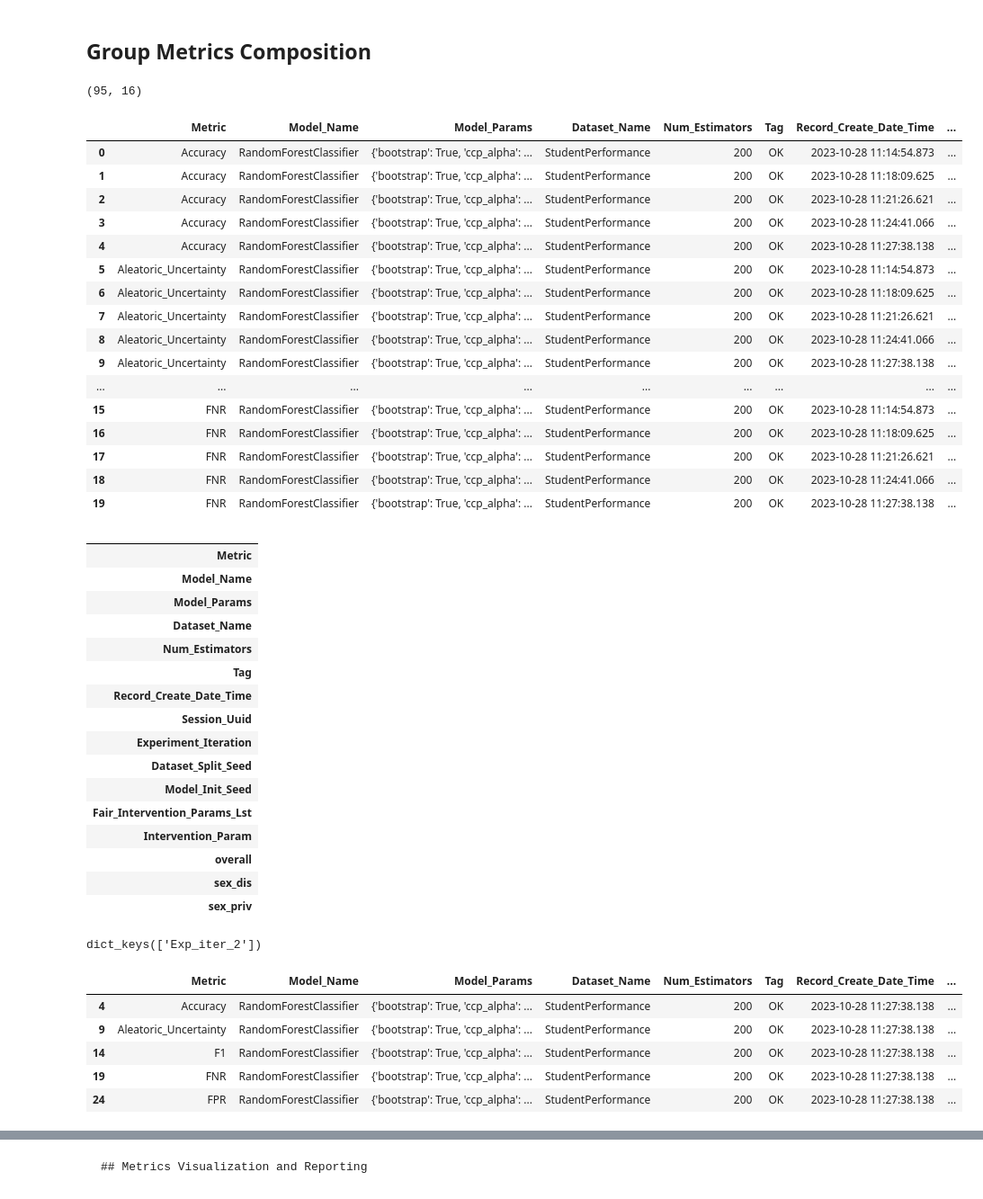
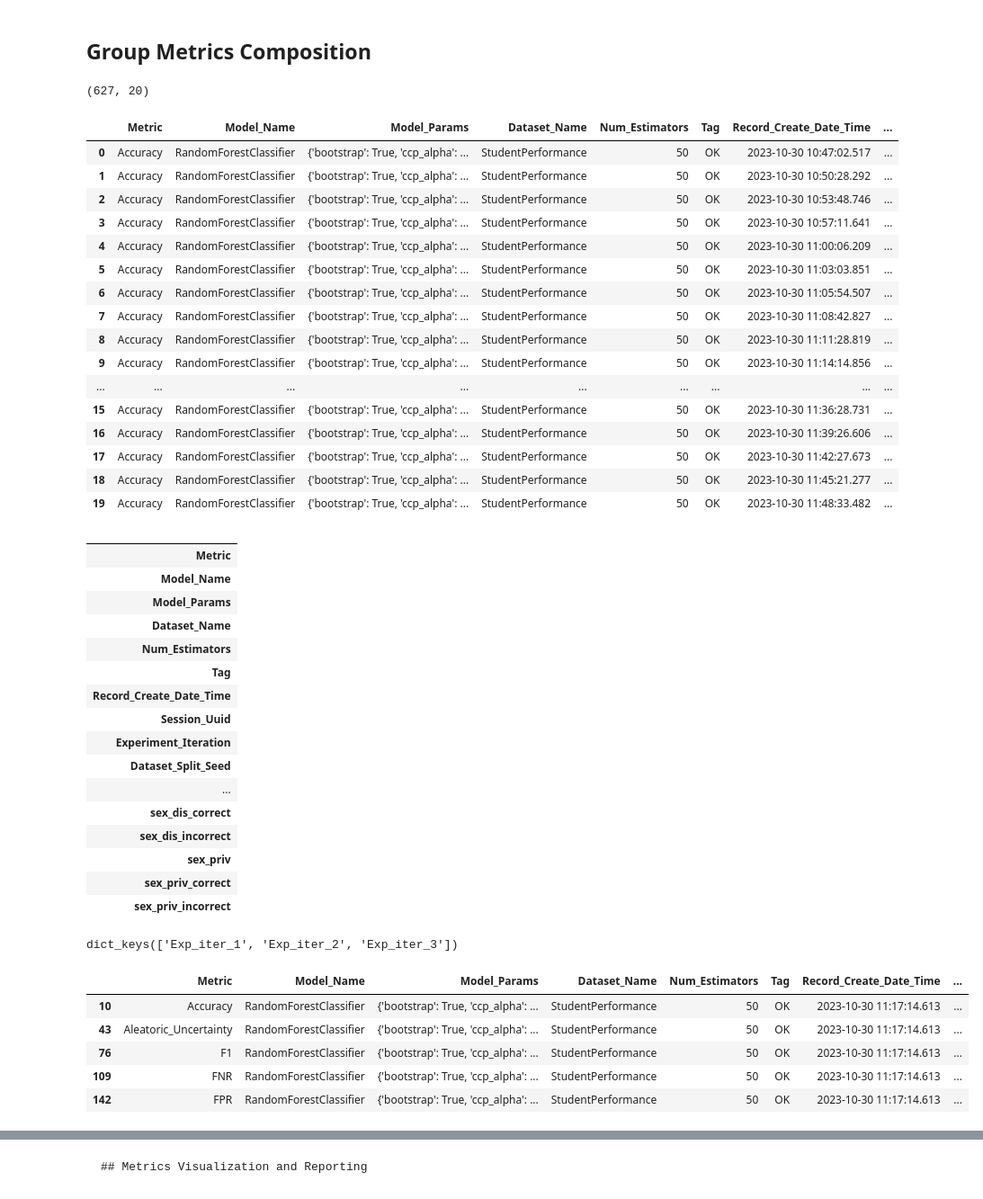
Before and after one commit to Dichik/Experiments-AAAI-24, a Jupyter notebook: notebooks/mult_repair_levels_student_performance/visualizations/Student_Performance_Vis_v2_lfr.ipynb, the cells around one changed output, grey strips where cells are left out. Shown at 90% size. Drawn from its saved outputs; the diff is of its cells as text; code cells hidden in the pictures.

Commit message:
DIR full-pipeline run + lfr parameters tuning

```diff
--- a/notebooks/mult_repair_levels_student_performance/visualizations/Student_Performance_Vis_v2_lfr.ipynb
+++ b/notebooks/mult_repair_levels_student_performance/visualizations/Student_Performance_Vis_v2_lfr.ipynb
@@ -37,7 +34,7 @@ DATASET_NAME = 'StudentPerformance'
 # EXPERIMENT_SESSION_UUID = 'b98a24d4-5c64-41a9-aa71-e6263eb3e009'
 # EXPERIMENT_SESSION_UUID = '4cfe1f1a-acee-4f52-987f-9fa64345ca4d'
 # EXPERIMENT_SESSION_UUID = '090abd0e-ab4d-4db4-a97b-60ed17c0a814' # several seeds, test (not tuned)
-EXPERIMENT_SESSION_UUID = 'c69c602f-b78e-46ea-9836-1fc7471ad426'
+EXPERIMENT_SESSION_UUID = 'a10b8c6b-a184-4e02-a873-8240f5c798ed'
 SENSITIVE_ATTRS = ['sex']
 MODEL_NAMES = ['RandomForestClassifier']
 # %%
@@ -53,27 +50,27 @@ client.close()
 # %%
 models_metrics_dct[list(models_metrics_dct.keys())[0]].shape
 # %% [output]
-(95, 16)
+(627, 20)
 # %%
 models_metrics_dct[list(models_metrics_dct.keys())[0]].head(20)
 # %% [output]
 |  | Metric | Model_Name | Model_Params | Dataset_Name | Num_Estimators | Tag | Record_Create_Date_Time | ... |
-| 0 | Accuracy | RandomForestClassifier | {'bootstrap': True, 'ccp_alpha': ... | StudentPerformance | 200 | OK | 2023-10-28 11:14:54.873 | ... |
-| 1 | Accuracy | RandomForestClassifier | {'bootstrap': True, 'ccp_alpha': ... | StudentPerformance | 200 | OK | 2023-10-28 11:18:09.625 | ... |
-| 2 | Accuracy | RandomForestClassifier | {'bootstrap': True, 'ccp_alpha': ... | StudentPerformance | 200 | OK | 2023-10-28 11:21:26.621 | ... |
-| 3 | Accuracy | RandomForestClassifier | {'bootstrap': True, 'ccp_alpha': ... | StudentPerformance | 200 | OK | 2023-10-28 11:24:41.066 | ... |
-| 4 | Accuracy | RandomForestClassifier | {'bootstrap': True, 'ccp_alpha': ... | StudentPerformance | 200 | OK | 2023-10-28 11:27:38.138 | ... |
-| 5 | Aleatoric_Uncertainty | RandomForestClassifier | {'bootstrap': True, 'ccp_alpha': ... | StudentPerformance | 200 | OK | 2023-10-28 11:14:54.873 | ... |
-| 6 | Aleatoric_Uncertainty | RandomForestClassifier | {'bootstrap': True, 'ccp_alpha': ... | StudentPerformance | 200 | OK | 2023-10-28 11:18:09.625 | ... |
-| 7 | Aleatoric_Uncertainty | RandomForestClassifier | {'bootstrap': True, 'ccp_alpha': ... | StudentPerformance | 200 | OK | 2023-10-28 11:21:26.621 | ... |
-| 8 | Aleatoric_Uncertainty | RandomForestClassifier | {'bootstrap': True, 'ccp_alpha': ... | StudentPerformance | 200 | OK | 2023-10-28 11:24:41.066 | ... |
-| 9 | Aleatoric_Uncertainty | RandomForestClassifier | {'bootstrap': True, 'ccp_alpha': ... | StudentPerformance | 200 | OK | 2023-10-28 11:27:38.138 | ... |
+| 0 | Accuracy | RandomForestClassifier | {'bootstrap': True, 'ccp_alpha': ... | StudentPerformance | 50 | OK | 2023-10-30 10:47:02.517 | ... |
+| 1 | Accuracy | RandomForestClassifier | {'bootstrap': True, 'ccp_alpha': ... | StudentPerformance | 50 | OK | 2023-10-30 10:50:28.292 | ... |
+| 2 | Accuracy | RandomForestClassifier | {'bootstrap': True, 'ccp_alpha': ... | StudentPerformance | 50 | OK | 2023-10-30 10:53:48.746 | ... |
+| 3 | Accuracy | RandomForestClassifier | {'bootstrap': True, 'ccp_alpha': ... | StudentPerformance | 50 | OK | 2023-10-30 10:57:11.641 | ... |
+| 4 | Accuracy | RandomForestClassifier | {'bootstrap': True, 'ccp_alpha': ... | StudentPerformance | 50 | OK | 2023-10-30 11:00:06.209 | ... |
+| 5 | Accuracy | RandomForestClassifier | {'bootstrap': True, 'ccp_alpha': ... | StudentPerformance | 50 | OK | 2023-10-30 11:03:03.851 | ... |
+| 6 | Accuracy | RandomForestClassifier | {'bootstrap': True, 'ccp_alpha': ... | StudentPerformance | 50 | OK | 2023-10-30 11:05:54.507 | ... |
+| 7 | Accuracy | RandomForestClassifier | {'bootstrap': True, 'ccp_alpha': ... | StudentPerformance | 50 | OK | 2023-10-30 11:08:42.827 | ... |
+| 8 | Accuracy | RandomForestClassifier | {'bootstrap': True, 'ccp_alpha': ... | StudentPerformance | 50 | OK | 2023-10-30 11:11:28.819 | ... |
+| 9 | Accuracy | RandomForestClassifier | {'bootstrap': True, 'ccp_alpha': ... | StudentPerformance | 50 | OK | 2023-10-30 11:14:14.856 | ... |
 | ... | ... | ... | ... | ... | ... | ... | ... | ... |
-| 15 | FNR | RandomForestClassifier | {'bootstrap': True, 'ccp_alpha': ... | StudentPerformance | 200 | OK | 2023-10-28 11:14:54.873 | ... |
-| 16 | FNR | RandomForestClassifier | {'bootstrap': True, 'ccp_alpha': ... | StudentPerformance | 200 | OK | 2023-10-28 11:18:09.625 | ... |
-| 17 | FNR | RandomForestClassifier | {'bootstrap': True, 'ccp_alpha': ... | StudentPerformance | 200 | OK | 2023-10-28 11:21:26.621 | ... |
-| 18 | FNR | RandomForestClassifier | {'bootstrap': True, 'ccp_alpha': ... | StudentPerformance | 200 | OK | 2023-10-28 11:24:41.066 | ... |
-| 19 | FNR | RandomForestClassifier | {'bootstrap': True, 'ccp_alpha': ... | StudentPerformance | 200 | OK | 2023-10-28 11:27:38.138 | ... |
+| 15 | Accuracy | RandomForestClassifier | {'bootstrap': True, 'ccp_alpha': ... | StudentPerformance | 50 | OK | 2023-10-30 11:36:28.731 | ... |
+| 16 | Accuracy | RandomForestClassifier | {'bootstrap': True, 'ccp_alpha': ... | StudentPerformance | 50 | OK | 2023-10-30 11:39:26.606 | ... |
+| 17 | Accuracy | RandomForestClassifier | {'bootstrap': True, 'ccp_alpha': ... | StudentPerformance | 50 | OK | 2023-10-30 11:42:27.673 | ... |
+| 18 | Accuracy | RandomForestClassifier | {'bootstrap': True, 'ccp_alpha': ... | StudentPerformance | 50 | OK | 2023-10-30 11:45:21.277 | ... |
+| 19 | Accuracy | RandomForestClassifier | {'bootstrap': True, 'ccp_alpha': ... | StudentPerformance | 50 | OK | 2023-10-30 11:48:33.482 | ... |
 # %%
 df = models_metrics_dct[list(models_metrics_dct.keys())[0]]
 df[(df.Metric == 'Sample_Size') & (df.Experiment_Iteration == 'Exp_iter_7') & (df.Intervention_Param == 0.1)].T
@@ -89,12 +86,12 @@ df[(df.Metric == 'Sample_Size') & (df.Experiment_Iteration == 'Exp_iter_7') & (d
 | Session_Uuid |
 | Experiment_Iteration |
 | Dataset_Split_Seed |
-| Model_Init_Seed |
-| Fair_Intervention_Params_Lst |
-| Intervention_Param |
-| overall |
-| sex_dis |
+| ... |
+| sex_dis_correct |
+| sex_dis_incorrect |
 | sex_priv |
+| sex_priv_correct |
+| sex_priv_incorrect |
 # %%
 exp_composer = ExperimentsComposer(models_metrics_dct, SENSITIVE_ATTRS)
 exp_subgroup_metrics_dct = exp_composer.create_exp_subgroup_metrics_dct()
@@ -103,13 +100,13 @@ exp_group_metrics_dct = exp_composer.compose_group_metrics(exp_subgroup_metrics_
 # %%
 exp_subgroup_metrics_dct['RandomForestClassifier'].keys()
 # %% [output]
-dict_keys(['Exp_iter_2'])
+dict_keys(['Exp_iter_1', 'Exp_iter_2', 'Exp_iter_3'])
 # %%
-exp_subgroup_metrics_dct['RandomForestClassifier']['Exp_iter_2'][50].head()
+exp_subgroup_metrics_dct['RandomForestClassifier']['Exp_iter_1'][50].head()
 # %% [output]
 |  | Metric | Model_Name | Model_Params | Dataset_Name | Num_Estimators | Tag | Record_Create_Date_Time | ... |
-| 4 | Accuracy | RandomForestClassifier | {'bootstrap': True, 'ccp_alpha': ... | StudentPerformance | 200 | OK | 2023-10-28 11:27:38.138 | ... |
-| 9 | Aleatoric_Uncertainty | RandomForestClassifier | {'bootstrap': True, 'ccp_alpha': ... | StudentPerformance | 200 | OK | 2023-10-28 11:27:38.138 | ... |
-| 14 | F1 | RandomForestClassifier | {'bootstrap': True, 'ccp_alpha': ... | StudentPerformance | 200 | OK | 2023-10-28 11:27:38.138 | ... |
-| 19 | FNR | RandomForestClassifier | {'bootstrap': True, 'ccp_alpha': ... | StudentPerformance | 200 | OK | 2023-10-28 11:27:38.138 | ... |
-| 24 | FPR | RandomForestClassifier | {'bootstrap': True, 'ccp_alpha': ... | StudentPerformance | 200 | OK | 2023-10-28 11:27:38.138 | ... |
+| 10 | Accuracy | RandomForestClassifier | {'bootstrap': True, 'ccp_alpha': ... | StudentPerformance | 50 | OK | 2023-10-30 11:17:14.613 | ... |
+| 43 | Aleatoric_Uncertainty | RandomForestClassifier | {'bootstrap': True, 'ccp_alpha': ... | StudentPerformance | 50 | OK | 2023-10-30 11:17:14.613 | ... |
+| 76 | F1 | RandomForestClassifier | {'bootstrap': True, 'ccp_alpha': ... | StudentPerformance | 50 | OK | 2023-10-30 11:17:14.613 | ... |
+| 109 | FNR | RandomForestClassifier | {'bootstrap': True, 'ccp_alpha': ... | StudentPerformance | 50 | OK | 2023-10-30 11:17:14.613 | ... |
+| 142 | FPR | RandomForestClassifier | {'bootstrap': True, 'ccp_alpha': ... | StudentPerformance | 50 | OK | 2023-10-30 11:17:14.613 | ... |
```
Also changed, not shown: parts of 5 cells of this notebook, 57 other files.
